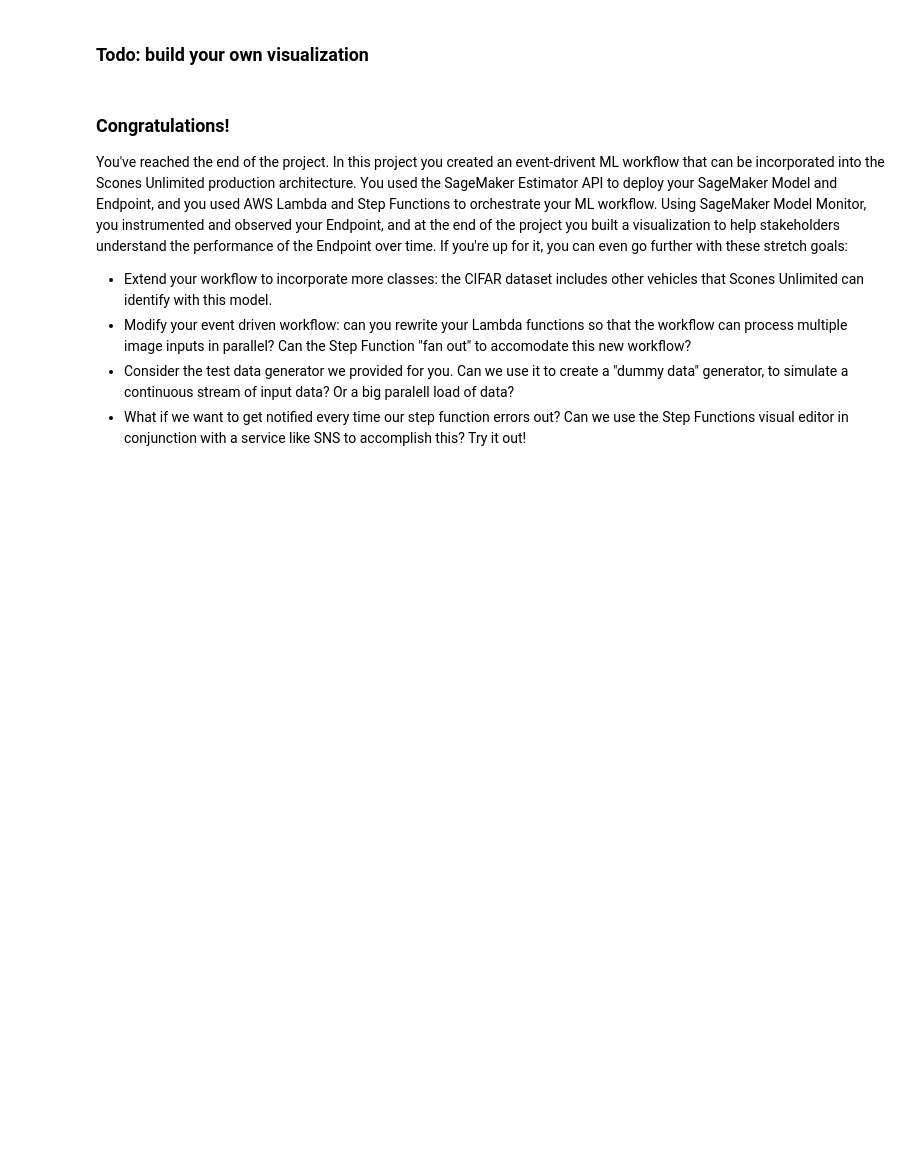
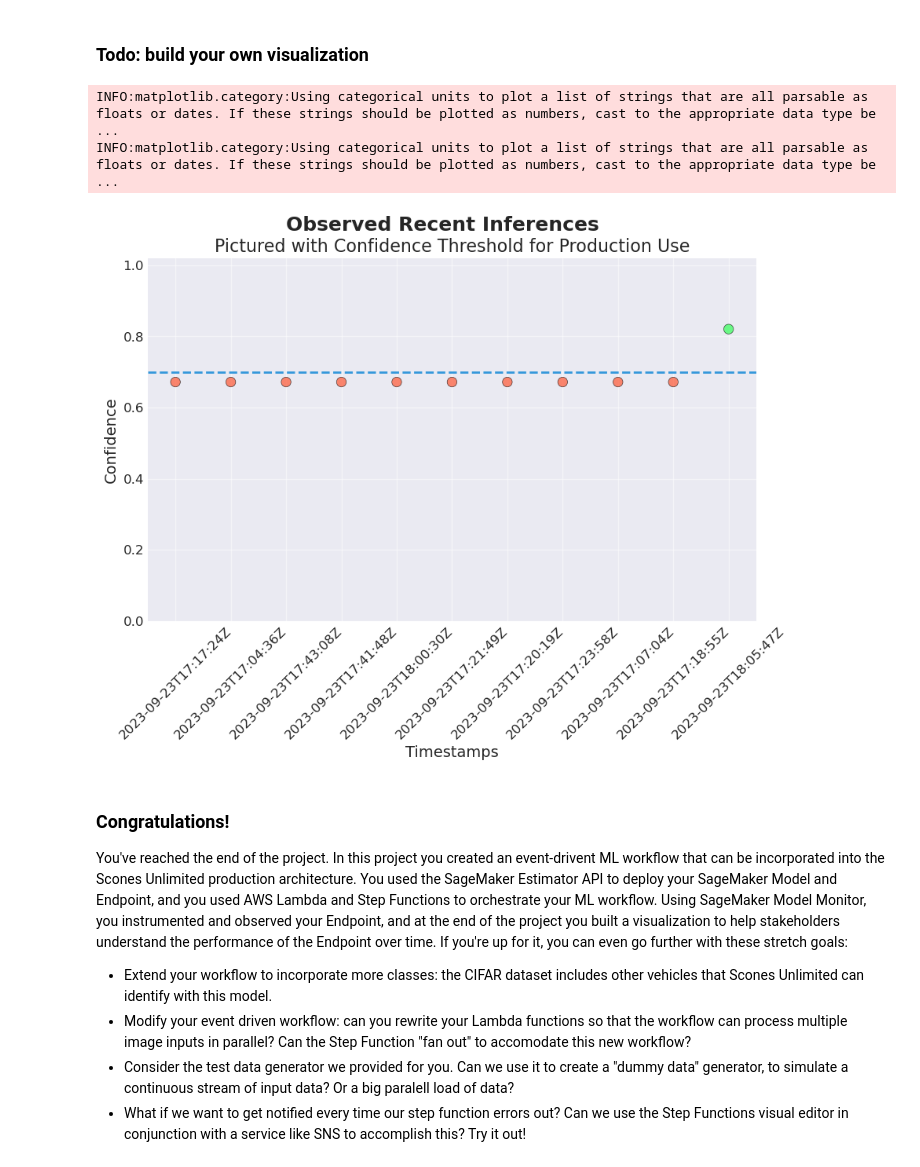
Before and after one commit to sp4rq-dev/Build-a-ML-Workflow-For-Scones-Unlimited-On-Amazon-SageMaker, a Jupyter notebook: project/starter.ipynb, the cells around one changed output. Cells and saved outputs as stored; diff of their text form; code cells hidden in the pictures; blank space fills up the shorter version.

```diff
--- a/project/starter.ipynb
+++ b/project/starter.ipynb
@@ -349,7 +381,7 @@ Using the `bucket` and `region` info we can get the latest prebuilt container to
 # Use the image_uris function to retrieve the latest 'image-classification' image
 algo_image = img_classifier_image = sagemaker.image_uris.retrieve(framework="image-classification",
                                                                   region=region,
-                                                                  version="latest"
+                                                                  version="1"
                                                                   )
 s3_output_location = f"s3://{bucket}/models/image_model"
 # %% [markdown]
@@ -370,11 +402,11 @@ img_classifier_model.set_hyperparameters(
     image_shape="3,32,32",
     num_classes=2,
     num_training_samples=len(df_train),
-    augmentation_type= "crop_color_transform",# Data Augmentation type
-    early_stopping=True,                      # Provide early stopping criteria to avoid overfitting
-    early_stopping_min_epochs=10,             # The minimum number of epochs that must be run before the early stopping logic can be invoked.
-    mini_batch_size=32,                       # The batch size for training images
-    epochs = 30,                              # Maximum number of training epochs
+    augmentation_type= "crop_color_transform", # Data Augmentation type
+    early_stopping=True,                       # Provide early stopping criteria to avoid overfitting
+    early_stopping_min_epochs=10,              # The minimum number of epochs that must be run before the early stopping logic can be invoked.
+    mini_batch_size=32,                        # The batch size for training images
+    epochs = 32,                               # Maximum number of training epochs
     optimizer='adam'
     )
 # %% [markdown]
@@ -702,5 +797,49 @@ plt.gcf().autofmt_xdate()
 # %% [markdown]
 ### Todo: build your own visualization
+# %%
+import matplotlib.pyplot as plt
+import numpy as np
+
+# Define the confidence threshold
+THRESHOLD = 0.7
+
+# Extract data for the x and y axis using list comprehensions
+timestamps = [simple_getter(obj)[1] for obj in json_data]
+confidences = [max(simple_getter(obj)[0]) for obj in json_data]
+
+# Create a function for plotting with a custom color palette and theme
+def plot_inference_data(x, y, threshold):
+    plt.figure(figsize=(10, 6))
+
+    # Define a custom color palette
+    colors = np.where(np.array(y) < threshold, '#FF5733', '#33FF57')
+
+    # Create the scatter plot
+    plt.scatter(x, y, c=colors, s=80, alpha=0.7, edgecolors='k', linewidths=0.5)
+    plt.axhline(y=threshold, color='#3498db', linestyle='--', linewidth=2)
+    plt.ylim(bottom=0, top=1.02)
+
+    # Add labels and titles
+    plt.ylabel("Confidence", fontsize=14)
+    plt.xlabel("Timestamps", fontsize=14)
+    plt.suptitle("Observed Recent Inferences", size=18, y=0.97, fontweight='bold')
+    plt.title("Pictured with Confidence Threshold for Production Use", size=16)
+
+    # Apply a beautiful theme (you can choose from different themes)
+    plt.style.use('seaborn-darkgrid')
+
+    # Display the plot
+    plt.xticks(fontsize=12, rotation=45)
+    plt.yticks(fontsize=12)
+    plt.grid(True, alpha=0.5)
+    plt.show()
+
+# Plot the data with the custom theme and colors
+plot_inference_data(timestamps, confidences, THRESHOLD)
+# %% [output]
+INFO:matplotlib.category:Using categorical units to plot a list of strings that are all parsable as floats or dates. If these strings should be plotted as numbers, cast to the appropriate data type be ...
+INFO:matplotlib.category:Using categorical units to plot a list of strings that are all parsable as floats or dates. If these strings should be plotted as numbers, cast to the appropriate data type be ...
+[figure, added]
 # %% [markdown]
 ### Congratulations!
 
```
Also changed, not shown: parts of 15 cells of this notebook, 11 other files.
